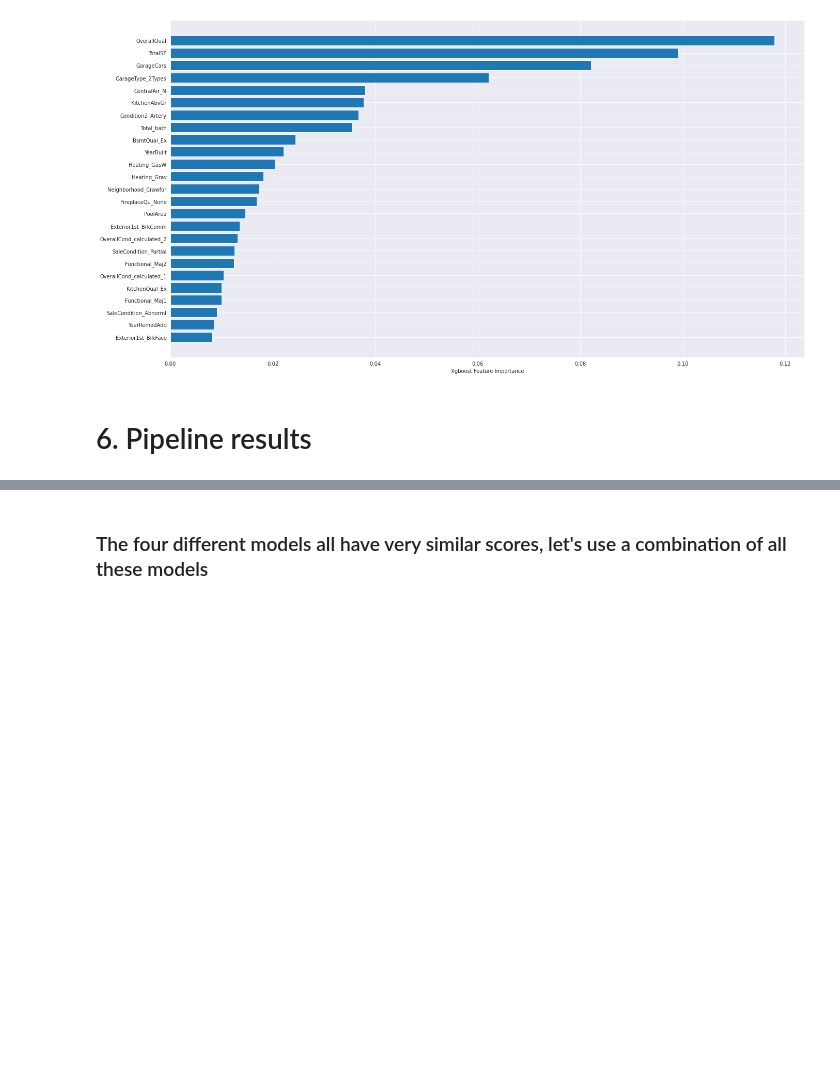
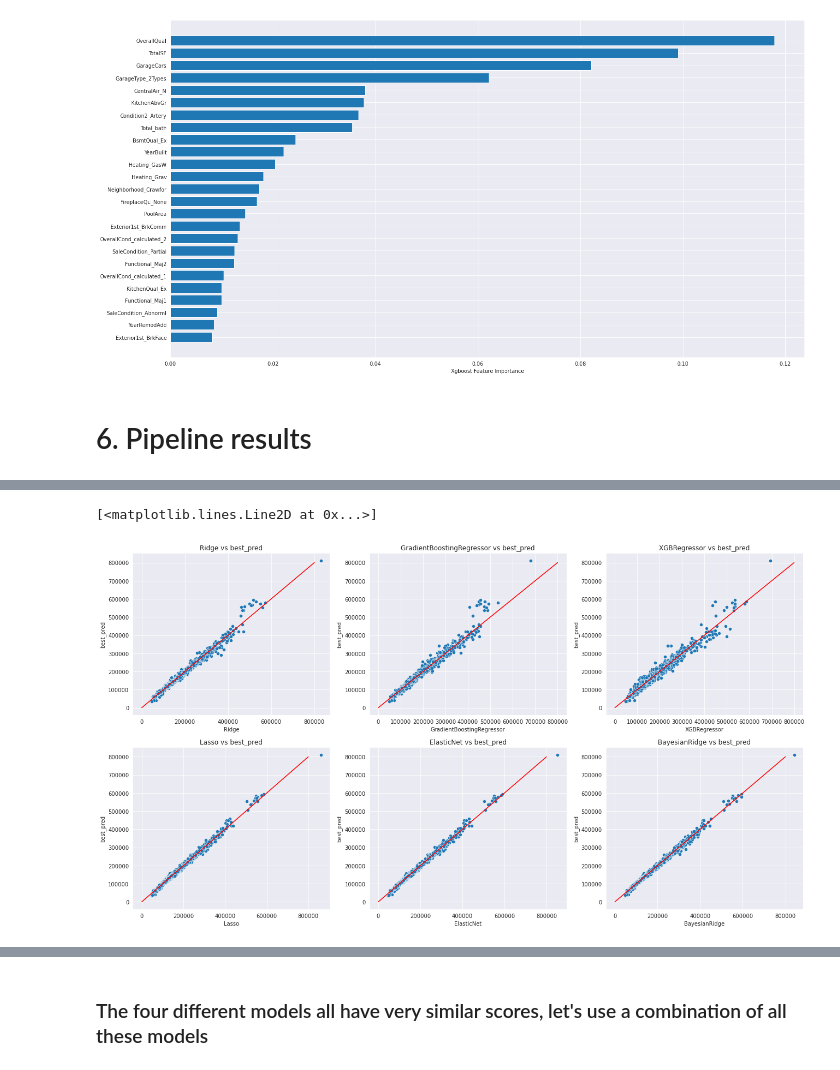
Before and after one commit to max-lutz/Kaggle_competitions, a Jupyter notebook: house-price-regression-full-eda-ml-workflow.ipynb, the cells around one changed output, grey strips where cells are left out. Drawn from its saved outputs; the diff is of its cells as text; code cells hidden in the pictures; blank space fills up the shorter version.

Commit message:
blend model Lasso, ElasticNet, BayesianRidge, increase price rpediction for house  at 440000 and more

```diff
--- a/house-price-regression-full-eda-ml-workflow.ipynb
+++ b/house-price-regression-full-eda-ml-workflow.ipynb
@@ -1045,4 +1045,4 @@ X_pred_preprocessed.shape
 # %% [output]
 (1459, 345)
 # %%
-hist_train_test(X_preprocessed, X_pred_preprocessed, "numerical")
+#hist_train_test(X_preprocessed, X_pred_preprocessed, "numerical")
@@ -1188,0 +1154,4 @@ models_list = { 'LGBMRegressor': { 'model' : LGBMRegressor(verbosity = -1, force
+# %%
+df = pd.read_csv("/kaggle/input/house-price-best-prediction/best_submission.csv")
+predictions['best_pred'] = df['SalePrice'].to_list()
+predictions.describe()
@@ -1188,0 +1189,25 @@ models_list = { 'LGBMRegressor': { 'model' : LGBMRegressor(verbosity = -1, force
+# %%
+predictions.loc[predictions['Lasso'] > 440000, ['Lasso', 'ElasticNet', 'BayesianRidge']] += 60000
+# %%
+fig, ax = plt.subplots(2,3, figsize=(22,12))
+sns.scatterplot(x="Ridge", y="best_pred", data=predictions, ax=ax[0][0])
+ax[0][0].set_title('Ridge vs best_pred');
+ax[0][0].plot([0, 800000], [0, 800000], c = "red")
+sns.scatterplot(x="GradientBoostingRegressor", y="best_pred", data=predictions, ax=ax[0][1])
+ax[0][1].set_title('GradientBoostingRegressor vs best_pred');
+ax[0][1].plot([0, 800000], [0, 800000], c = "red")
+sns.scatterplot(x="XGBRegressor", y="best_pred", data=predictions, ax=ax[0][2])
+ax[0][2].set_title('XGBRegressor vs best_pred');
+ax[0][2].plot([0, 800000], [0, 800000], c = "red")
+sns.scatterplot(x="Lasso", y="best_pred", data=predictions, ax=ax[1][0])
+ax[1][0].set_title('Lasso vs best_pred');
+ax[1][0].plot([0, 800000], [0, 800000], c = "red")
+sns.scatterplot(x="ElasticNet", y="best_pred", data=predictions, ax=ax[1][1])
+ax[1][1].set_title('ElasticNet vs best_pred');
+ax[1][1].plot([0, 800000], [0, 800000], c = "red")
+sns.scatterplot(x="BayesianRidge", y='best_pred', data=predictions, ax=ax[1][2])
+ax[1][2].set_title('BayesianRidge vs best_pred');
+ax[1][2].plot([0, 800000], [0, 800000], c = "red")
+# %% [output]
+[<matplotlib.lines.Line2D at 0x...>]
+[figure, added]
```
Also changed, not shown: parts of 11 cells of this notebook.
